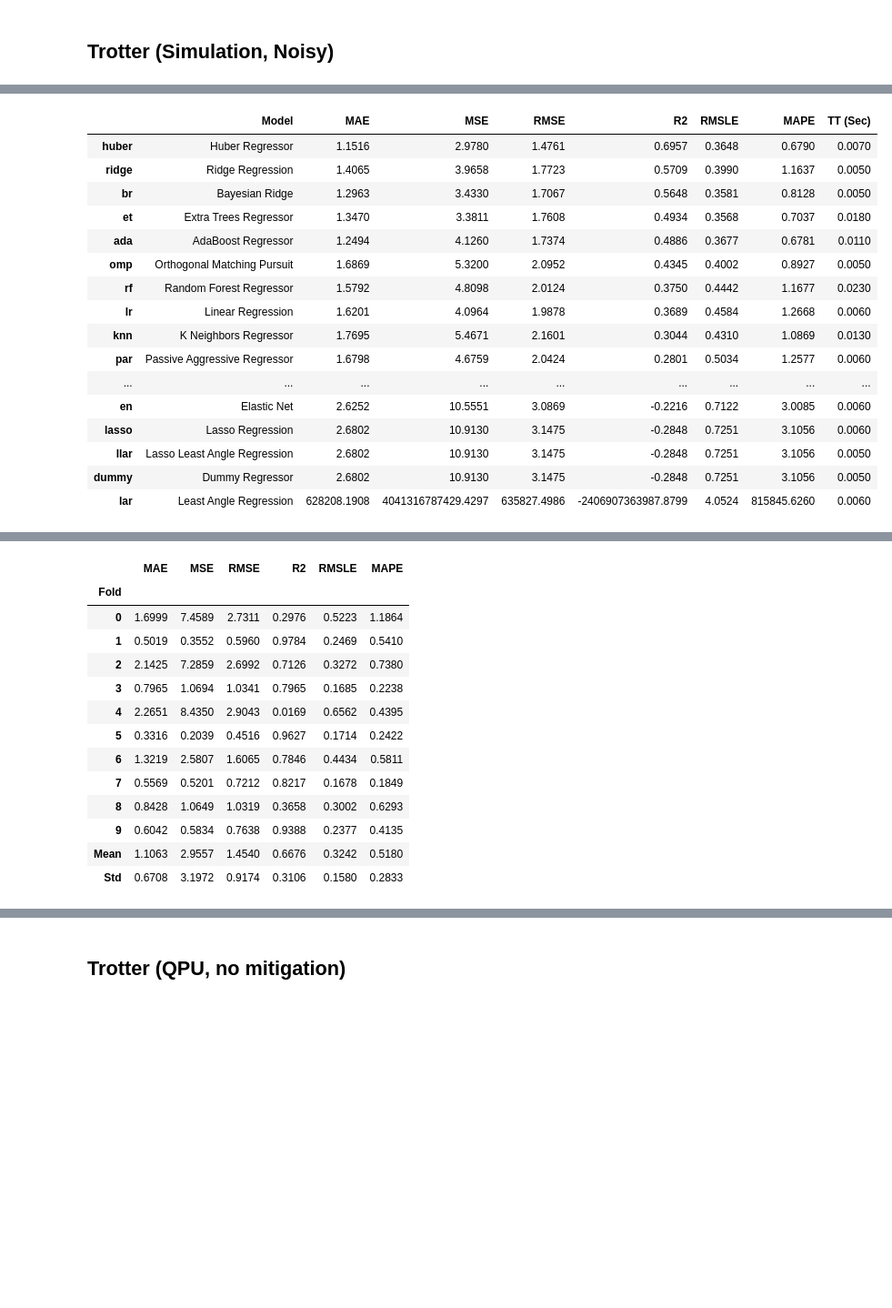
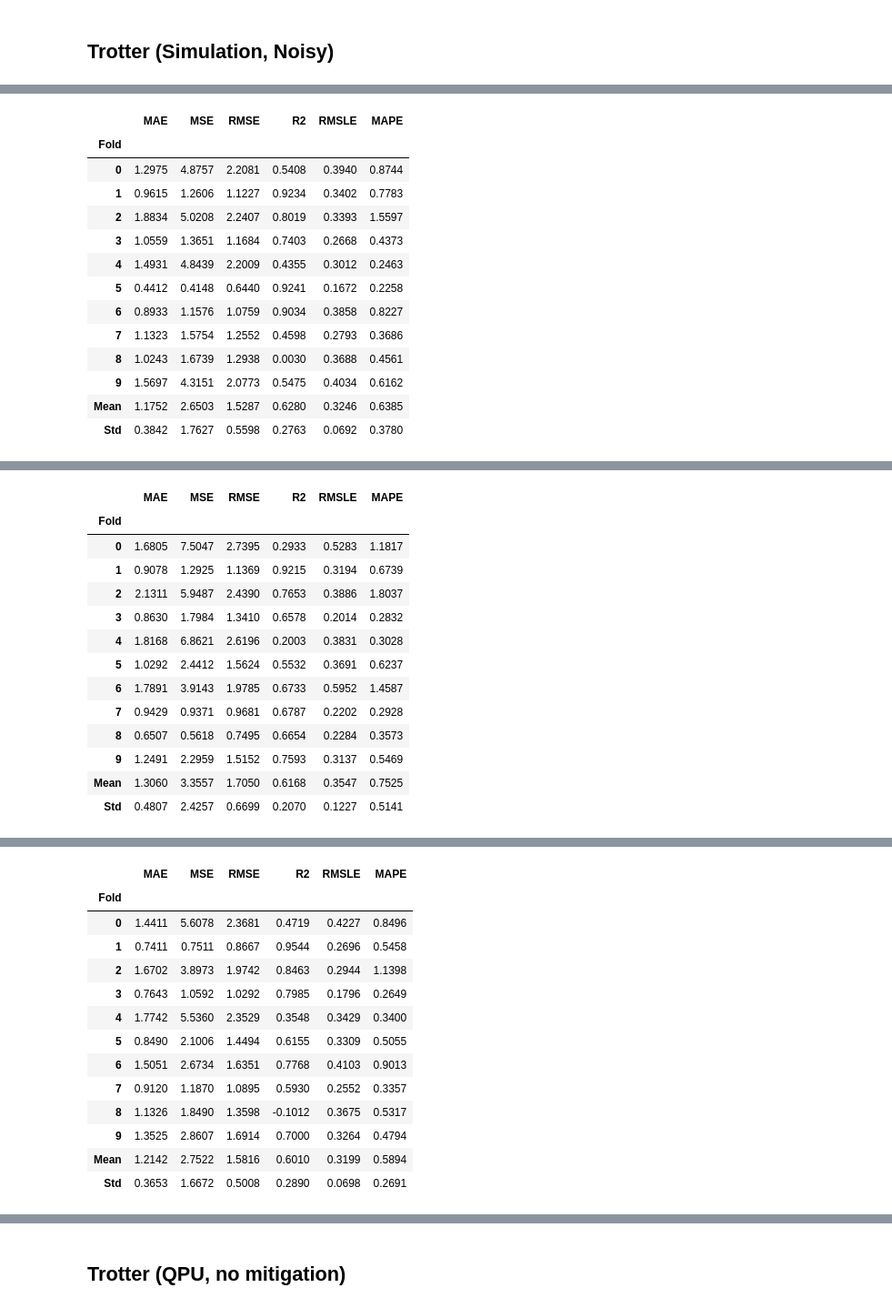
Before and after one commit to YutoMorohoshi/fourier_learning_ibm, a Jupyter notebook: analyze.ipynb, the cells around one changed output, grey strips where cells are left out. Shown at 91% size. Saved outputs shown, nothing was run; the diff lists cells and outputs as text; code cells hidden in the pictures; blank space fills up the shorter version.

```diff
--- a/analyze.ipynb
+++ b/analyze.ipynb
@@ -717,38 +866,35 @@ s_sim_noisy.setup(
 # %%
-create_model_and_plot(s_sim_noisy)
+create_model_and_plot(s_sim_noisy, s_exact, s_sim, reg_method="et")
 # %% [output]
 [interactive output not drawn]
-|  | Model | MAE | MSE | RMSE | R2 | RMSLE | MAPE | TT (Sec) |
-| huber | Huber Regressor | 1.1516 | 2.9780 | 1.4761 | 0.6957 | 0.3648 | 0.6790 | 0.0070 |
-| ridge | Ridge Regression | 1.4065 | 3.9658 | 1.7723 | 0.5709 | 0.3990 | 1.1637 | 0.0050 |
-| br | Bayesian Ridge | 1.2963 | 3.4330 | 1.7067 | 0.5648 | 0.3581 | 0.8128 | 0.0050 |
-| et | Extra Trees Regressor | 1.3470 | 3.3811 | 1.7608 | 0.4934 | 0.3568 | 0.7037 | 0.0180 |
-| ada | AdaBoost Regressor | 1.2494 | 4.1260 | 1.7374 | 0.4886 | 0.3677 | 0.6781 | 0.0110 |
-| omp | Orthogonal Matching Pursuit | 1.6869 | 5.3200 | 2.0952 | 0.4345 | 0.4002 | 0.8927 | 0.0050 |
-| rf | Random Forest Regressor | 1.5792 | 4.8098 | 2.0124 | 0.3750 | 0.4442 | 1.1677 | 0.0230 |
-| lr | Linear Regression | 1.6201 | 4.0964 | 1.9878 | 0.3689 | 0.4584 | 1.2668 | 0.0060 |
-| knn | K Neighbors Regressor | 1.7695 | 5.4671 | 2.1601 | 0.3044 | 0.4310 | 1.0869 | 0.0130 |
-| par | Passive Aggressive Regressor | 1.6798 | 4.6759 | 2.0424 | 0.2801 | 0.5034 | 1.2577 | 0.0060 |
-| ... | ... | ... | ... | ... | ... | ... | ... | ... |
-| en | Elastic Net | 2.6252 | 10.5551 | 3.0869 | -0.2216 | 0.7122 | 3.0085 | 0.0060 |
-| lasso | Lasso Regression | 2.6802 | 10.9130 | 3.1475 | -0.2848 | 0.7251 | 3.1056 | 0.0060 |
-| llar | Lasso Least Angle Regression | 2.6802 | 10.9130 | 3.1475 | -0.2848 | 0.7251 | 3.1056 | 0.0050 |
-| dummy | Dummy Regressor | 2.6802 | 10.9130 | 3.1475 | -0.2848 | 0.7251 | 3.1056 | 0.0050 |
-| lar | Least Angle Regression | 628208.1908 | 4041316787429.4297 | 635827.4986 | -2406907363987.8799 | 4.0524 | 815845.6260 | 0.0060 |
+|  | MAE | MSE | RMSE | R2 | RMSLE | MAPE |
+| Fold |  |  |  |  |  |  |
+| 0 | 1.2975 | 4.8757 | 2.2081 | 0.5408 | 0.3940 | 0.8744 |
+| 1 | 0.9615 | 1.2606 | 1.1227 | 0.9234 | 0.3402 | 0.7783 |
+| 2 | 1.8834 | 5.0208 | 2.2407 | 0.8019 | 0.3393 | 1.5597 |
+| 3 | 1.0559 | 1.3651 | 1.1684 | 0.7403 | 0.2668 | 0.4373 |
+| 4 | 1.4931 | 4.8439 | 2.2009 | 0.4355 | 0.3012 | 0.2463 |
+| 5 | 0.4412 | 0.4148 | 0.6440 | 0.9241 | 0.1672 | 0.2258 |
+| 6 | 0.8933 | 1.1576 | 1.0759 | 0.9034 | 0.3858 | 0.8227 |
+| 7 | 1.1323 | 1.5754 | 1.2552 | 0.4598 | 0.2793 | 0.3686 |
+| 8 | 1.0243 | 1.6739 | 1.2938 | 0.0030 | 0.3688 | 0.4561 |
+| 9 | 1.5697 | 4.3151 | 2.0773 | 0.5475 | 0.4034 | 0.6162 |
+| Mean | 1.1752 | 2.6503 | 1.5287 | 0.6280 | 0.3246 | 0.6385 |
+| Std | 0.3842 | 1.7627 | 0.5598 | 0.2763 | 0.0692 | 0.3780 |
 [interactive output not drawn]
 [interactive output not drawn]
 |  | MAE | MSE | RMSE | R2 | RMSLE | MAPE |
 | Fold |  |  |  |  |  |  |
-| 0 | 1.6999 | 7.4589 | 2.7311 | 0.2976 | 0.5223 | 1.1864 |
-| 1 | 0.5019 | 0.3552 | 0.5960 | 0.9784 | 0.2469 | 0.5410 |
-| 2 | 2.1425 | 7.2859 | 2.6992 | 0.7126 | 0.3272 | 0.7380 |
-| 3 | 0.7965 | 1.0694 | 1.0341 | 0.7965 | 0.1685 | 0.2238 |
-| 4 | 2.2651 | 8.4350 | 2.9043 | 0.0169 | 0.6562 | 0.4395 |
-| 5 | 0.3316 | 0.2039 | 0.4516 | 0.9627 | 0.1714 | 0.2422 |
-| 6 | 1.3219 | 2.5807 | 1.6065 | 0.7846 | 0.4434 | 0.5811 |
-| 7 | 0.5569 | 0.5201 | 0.7212 | 0.8217 | 0.1678 | 0.1849 |
-| 8 | 0.8428 | 1.0649 | 1.0319 | 0.3658 | 0.3002 | 0.6293 |
-| 9 | 0.6042 | 0.5834 | 0.7638 | 0.9388 | 0.2377 | 0.4135 |
-| Mean | 1.1063 | 2.9557 | 1.4540 | 0.6676 | 0.3242 | 0.5180 |
-| Std | 0.6708 | 3.1972 | 0.9174 | 0.3106 | 0.1580 | 0.2833 |
+| 0 | 1.6805 | 7.5047 | 2.7395 | 0.2933 | 0.5283 | 1.1817 |
+| 1 | 0.9078 | 1.2925 | 1.1369 | 0.9215 | 0.3194 | 0.6739 |
+| 2 | 2.1311 | 5.9487 | 2.4390 | 0.7653 | 0.3886 | 1.8037 |
+| 3 | 0.8630 | 1.7984 | 1.3410 | 0.6578 | 0.2014 | 0.2832 |
+| 4 | 1.8168 | 6.8621 | 2.6196 | 0.2003 | 0.3831 | 0.3028 |
+| 5 | 1.0292 | 2.4412 | 1.5624 | 0.5532 | 0.3691 | 0.6237 |
+| 6 | 1.7891 | 3.9143 | 1.9785 | 0.6733 | 0.5952 | 1.4587 |
+| 7 | 0.9429 | 0.9371 | 0.9681 | 0.6787 | 0.2202 | 0.2928 |
+| 8 | 0.6507 | 0.5618 | 0.7495 | 0.6654 | 0.2284 | 0.3573 |
+| 9 | 1.2491 | 2.2959 | 1.5152 | 0.7593 | 0.3137 | 0.5469 |
+| Mean | 1.3060 | 3.3557 | 1.7050 | 0.6168 | 0.3547 | 0.7525 |
+| Std | 0.4807 | 2.4257 | 0.6699 | 0.2070 | 0.1227 | 0.5141 |
 [interactive output not drawn]
@@ -754,0 +902,14 @@ create_model_and_plot(s_sim_noisy)
+|  | MAE | MSE | RMSE | R2 | RMSLE | MAPE |
+| Fold |  |  |  |  |  |  |
+| 0 | 1.4411 | 5.6078 | 2.3681 | 0.4719 | 0.4227 | 0.8496 |
+| 1 | 0.7411 | 0.7511 | 0.8667 | 0.9544 | 0.2696 | 0.5458 |
+| 2 | 1.6702 | 3.8973 | 1.9742 | 0.8463 | 0.2944 | 1.1398 |
+| 3 | 0.7643 | 1.0592 | 1.0292 | 0.7985 | 0.1796 | 0.2649 |
+| 4 | 1.7742 | 5.5360 | 2.3529 | 0.3548 | 0.3429 | 0.3400 |
+| 5 | 0.8490 | 2.1006 | 1.4494 | 0.6155 | 0.3309 | 0.5055 |
+| 6 | 1.5051 | 2.6734 | 1.6351 | 0.7768 | 0.4103 | 0.9013 |
+| 7 | 0.9120 | 1.1870 | 1.0895 | 0.5930 | 0.2552 | 0.3357 |
+| 8 | 1.1326 | 1.8490 | 1.3598 | -0.1012 | 0.3675 | 0.5317 |
+| 9 | 1.3525 | 2.8607 | 1.6914 | 0.7000 | 0.3264 | 0.4794 |
+| Mean | 1.2142 | 2.7522 | 1.5816 | 0.6010 | 0.3199 | 0.5894 |
+| Std | 0.3653 | 1.6672 | 0.5008 | 0.2890 | 0.0698 | 0.2691 |
```
Also changed, not shown: parts of 26 cells of this notebook, 18 other files.
